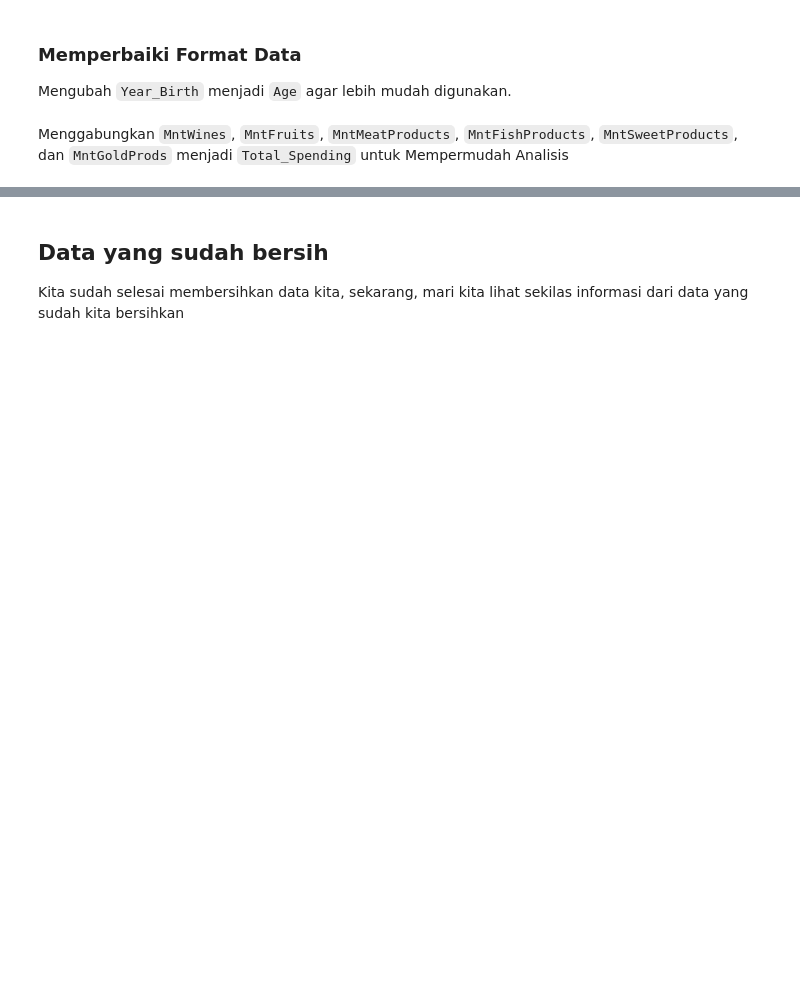
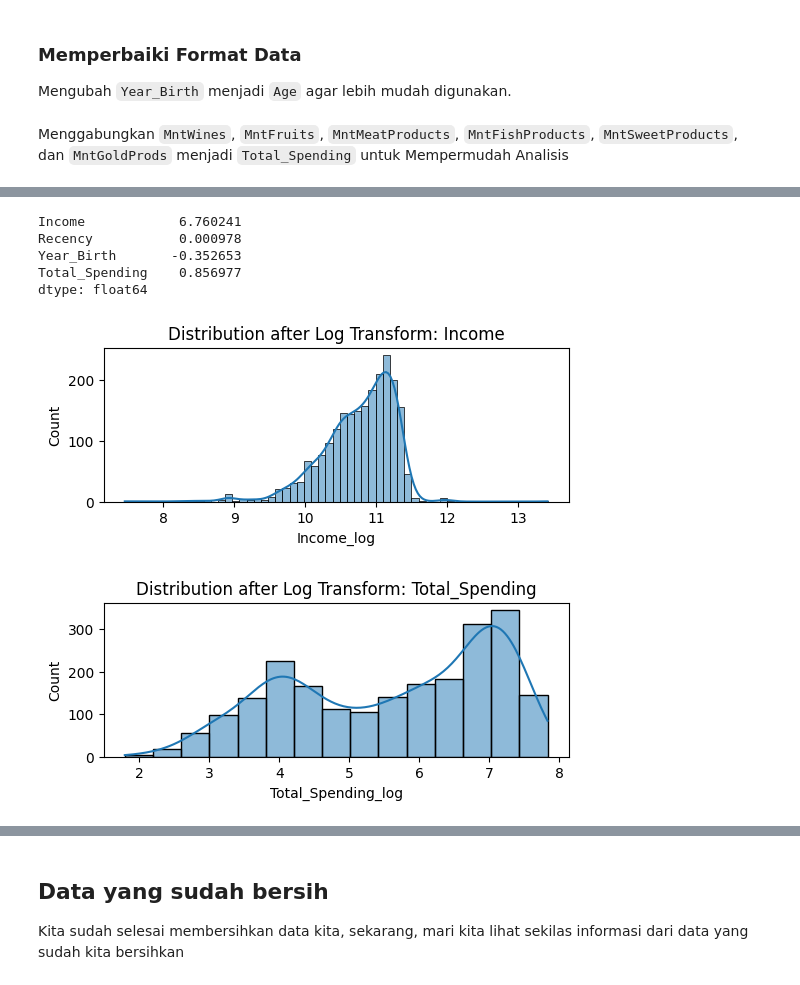
Before and after one commit to Himmel134/supermarket_customers, a Jupyter notebook: notebooks/1.0-bdp-inital-data-exploration.ipynb, the cells around one changed output, grey strips where cells are left out. Saved outputs shown, nothing was run; the diff lists cells and outputs as text; code cells hidden in the pictures; blank space fills up the shorter version.

```diff
--- a/notebooks/1.0-bdp-inital-data-exploration.ipynb
+++ b/notebooks/1.0-bdp-inital-data-exploration.ipynb
@@ -322,0 +350,21 @@ df.drop(['ID', 'Dt_Customer', 'Z_CostContact', 'Z_Revenue'], axis=1, inplace=Tru
+# %%
+# Cek skewness
+print(df[num_cols].skew())
+
+# Jika sangat skewed (> |1|), coba log transform
+import numpy as np
+
+for col in ['Income', 'Total_Spending']:
+    df[f'{col}_log'] = np.log1p(df[col])  # log(1 + x) untuk menghindari log(0)
+    plt.figure(figsize=(6, 2))
+    sns.histplot(df[f'{col}_log'], kde=True)
+    plt.title(f'Distribution after Log Transform: {col}')
+    plt.show()
+# %% [output]
+Income            6.760241
+Recency           0.000978
+Year_Birth       -0.352653
+Total_Spending    0.856977
+dtype: float64
+[figure, added]
+[figure, added]
```
Also changed, not shown: parts of 58 cells of this notebook, 5 other files.
